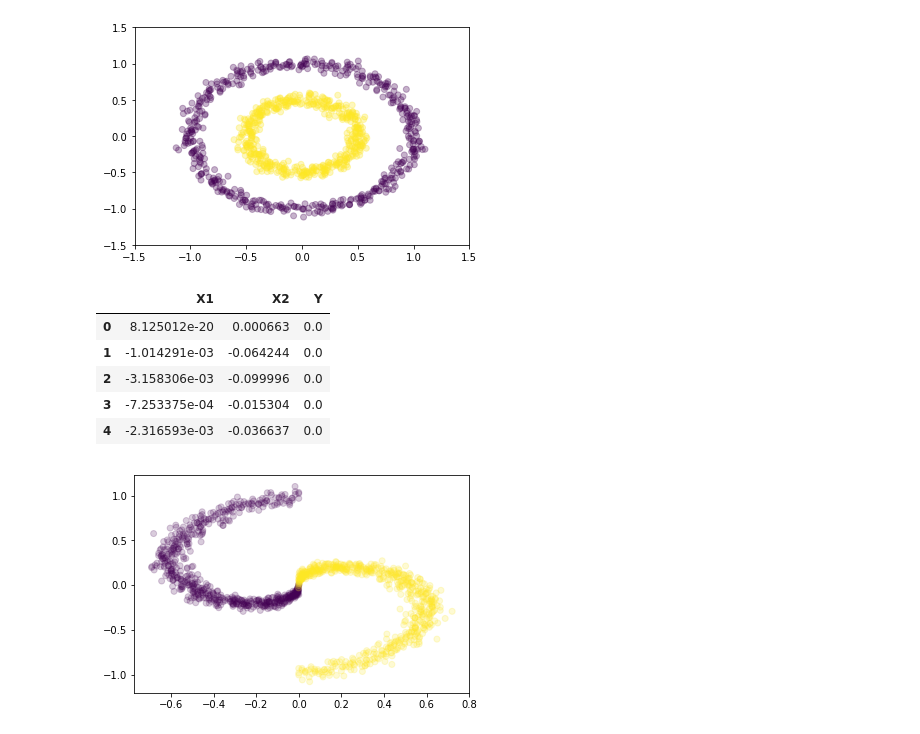
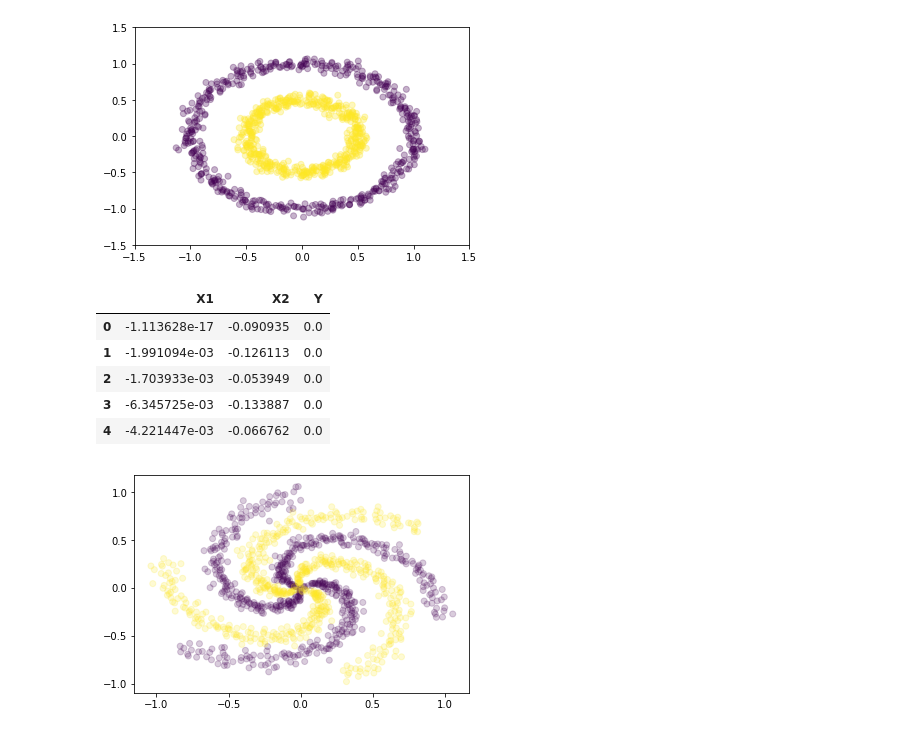
Before and after one commit to tuanthi/Machine-Learning-Course, a Jupyter notebook: numpy_class/dattran.numpy.class.ipynb, the cells around one changed output. Saved outputs shown, nothing was run; the diff lists cells and outputs as text; code cells hidden in the pictures.

Commit message:
Update spiral

```diff
--- a/numpy_class/dattran.numpy.class.ipynb
+++ b/numpy_class/dattran.numpy.class.ipynb
@@ -43,12 +47,14 @@ for N in Ns:
     sample_mean = ys.mean()
 
     plt.figure()
-    plt.hist(ys, bins=100, label='Y')
+    plt.hist(ys, bins=100, normed=True, label='Y')
     plt.axvline(expected_mean, c='r', label='Expected mean')
     plt.axvline(sample_mean, c='m', label='Sample mean')
+    sns.kdeplot(ys)
     plt.xlabel('Sum')
     plt.ylabel('Frequency')
     plt.legend()
+    plt.xlim(0, N)
 
     plt.title('N = %d' %N)
 # %% [output]
@@ -194,35 +200,36 @@ df.head()
 # %%
 #Ex8
 from math import pi
 N = 200
 n_classes = 2
 n_spiral = 3
 total = N * n_classes * n_spiral
+delta = 6.5 * pi / (n_spiral + n_classes)
 X1 = np.empty(total)
 X2 = np.empty(total)
 Y = np.empty(total)
 for j in range(n_classes):
     for i in range(n_spiral):
         # (from: head's closeness, > 0:  head moveaway from tail , < 0: head closer tail, to: dont chane much)
         r = np.linspace(0.05, 1, N) + np.random.normal(scale=0.05, size=N)
-        t = np.linspace((j-1) * pi, j * pi, N)
+        t = np.linspace((j-1) * pi + (j+i) * delta, j * pi + (j+i) * delta, N)
         fo = (n_spiral * j + i) * N
         to = (n_spiral * j + i + 1) * N
         X1[fo:to] = r*np.sin(t)
         X2[fo:to] = r*np.cos(t)
         Y[fo:to] = j
 
 plt.scatter(X1, X2, c=Y, alpha=0.2)
 df = pd.DataFrame(dict(X1=X1, X2=X2, Y=Y))
 df.to_csv('data/spiral.csv', index=False)
 df.head()
 
 # How to make 3 spiral alternatively like in the exec :v
 # %% [output]
 |  | X1 | X2 | Y |
-| 0 | 8.125012e-20 | 0.000663 | 0.0 |
-| 1 | -1.014291e-03 | -0.064244 | 0.0 |
-| 2 | -3.158306e-03 | -0.099996 | 0.0 |
-| 3 | -7.253375e-04 | -0.015304 | 0.0 |
-| 4 | -2.316593e-03 | -0.036637 | 0.0 |
+| 0 | -1.113628e-17 | -0.090935 | 0.0 |
+| 1 | -1.991094e-03 | -0.126113 | 0.0 |
+| 2 | -1.703933e-03 | -0.053949 | 0.0 |
+| 3 | -6.345725e-03 | -0.133887 | 0.0 |
+| 4 | -4.221447e-03 | -0.066762 | 0.0 |
-[figure, old version]
+[figure, new version]
```
Also changed, not shown: parts of 6 cells of this notebook.
